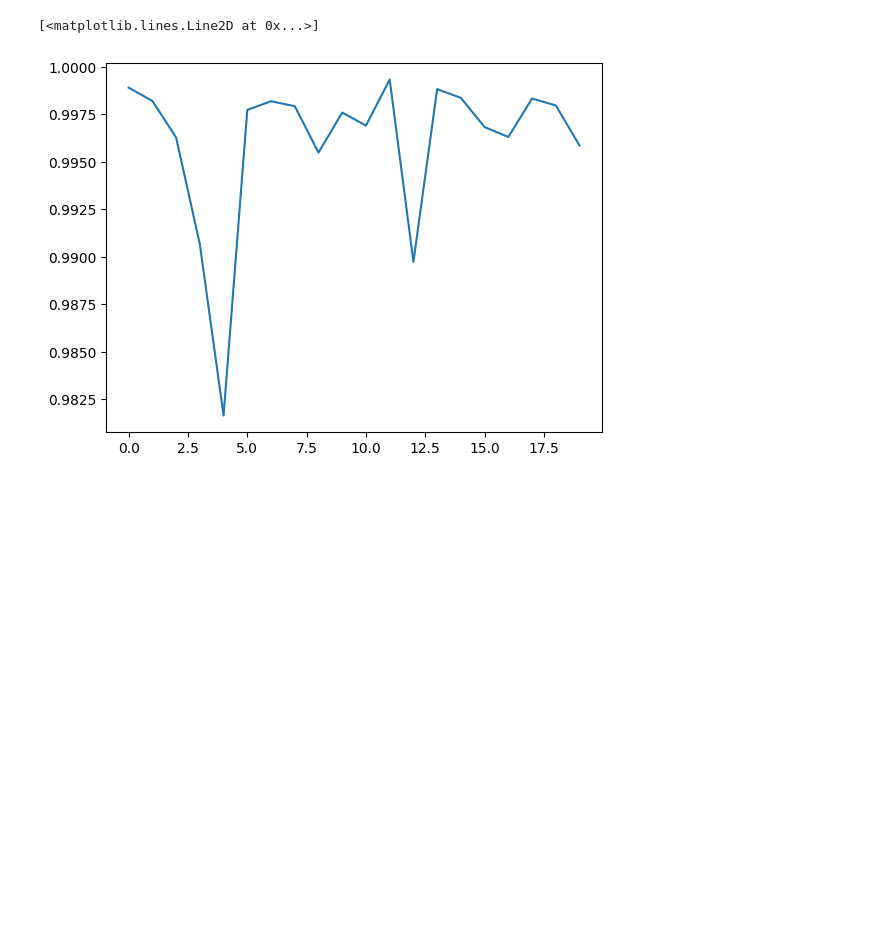
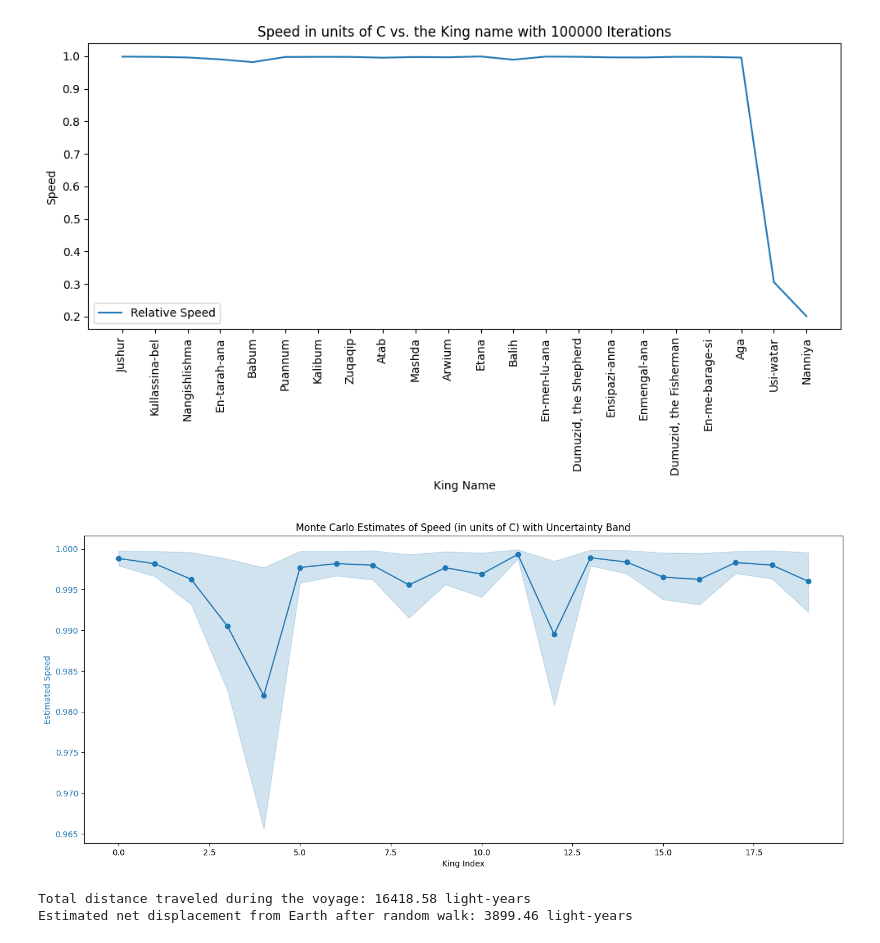
Before and after one commit to Crimson-Reason/Sumerian-Kings, a Jupyter notebook: Jupyter/sumerian-kings-monte-carlo-model.ipynb, the cells around one changed output. Drawn from its saved outputs; the diff is of its cells as text; code cells hidden in the pictures; blank space fills up the shorter version.

Commit message:
Major updates after reoriging the code bse and discarding unused and unneeded files.

```diff
--- a/Jupyter/sumerian-kings-monte-carlo-model.ipynb
+++ b/Jupyter/sumerian-kings-monte-carlo-model.ipynb
@@ -1,5 +1,6 @@
 # %%
-from matplotlib.pyplot import plot
+
+import matplotlib.pyplot as plot
 import pandas as pd
 import numpy as np
 from scipy.stats import truncnorm
@@ -64,24 +65,55 @@ y_upper = np.array([np.percentile(y, 95) if len(y) > 0 else np.nan for y in y_sa
 t = np.arange(len(reigns))
 
 
-df = pd.DataFrame(b_mean, columns=["RELATIVE SPEED"],index=king_names)
-df.loc['Usi-watar', 'RELATIVE SPEED'] = 0.306  # new value
-df.loc['Nanniya', 'RELATIVE SPEED'] = 0.201  # new value
-print(df)
-print (b_mean)
+df = pd.DataFrame(b_mean, columns=["Relative Speed"],index=king_names)
+df.index.name = "King Name"
+df.loc['Usi-watar', 'Relative Speed'] = 0.306  # new value
+df.loc['Nanniya', 'Relative Speed'] = 0.201  # new value
+print("df is: \n",df)
 
-df_time = pd.DataFrame(reigns, columns=["REIGN (years)"],index=king_names)
+
+df_time = pd.DataFrame(reigns, columns=["Reign (years)"],index=king_names)
 print(df_time)
 
-# distance in light-years (assuming c = 1 ly/year)
-df_mul = df.iloc[:, 0] * df_time.iloc[:, 0]  # multiply as Series
-df_mul = df_mul.to_frame('Distance')       # convert back to DataFrame
+# Basic line plot
+ax=df.plot(
+    kind="line",          # or "line"
+    figsize=(10, 6)
+)
 
-# totals
-total_light_years = df_mul.sum()
+plot.xlabel(df.index.name)   # e.g. "KING"
+plot.ylabel("Speed")
+plot.title("Speed in units of C vs. the King name with 100000 Iterations")
 
-print(total_light_years)
+ax.set_xticks(range(len(df.index)))
+ax.set_xticklabels(df.index, rotation=90)
+plot.tight_layout()
+plot.show()
 
-#print(b_mean)
-plot(t, b_mean)
+# Plot with uncertainty bands
+fig, ax1 = plot.subplots(figsize=(14,6))
+
+# b(t) with uncertainty
+color1 = 'tab:blue'
+ax1.set_xlabel('King Index')
+ax1.set_ylabel('Estimated Speed', color=color1)
+ax1.plot(t, b_mean, color=color1, marker='o', label='Mean Speed')
+ax1.fill_between(t, b_lower, b_upper, color=color1, alpha=0.2, label='5-95% Speed')
+ax1.tick_params(axis='y', labelcolor=color1)
+
+
+fig.tight_layout()
+plot.title('Monte Carlo Estimates of Speed (in units of C) with Uncertainty Band')
+plot.show()
+
+# Total distance traveled (sum of all reigns at their respective speeds)
+# Calculate distance for each king (in light-years)
+distances = b_mean * reigns  # since c=1, units are light-years
+
+total_distance = np.sum(distances)
+print(f"Total distance traveled during the voyage: {total_distance:.2f} light-years")
+# Estimate net displacement from Earth after random walk
+step_sizes = distances  # already velocities * reigns
+expected_distance = np.sqrt(np.sum(step_sizes ** 2))
+print(f"Estimated net displacement from Earth after random walk: {expected_distance:.2f} light-years")
 # %% [output]
@@ -105,2 +137,4 @@ dtype: float64
+[figure, new version]
+[figure, added]
-[<matplotlib.lines.Line2D at 0x...>]
+Total distance traveled during the voyage: 16418.58 light-years
+Estimated net displacement from Earth after random walk: 3899.46 light-years
-[figure, old version]
```
Also changed, not shown: parts of 1 cell of this notebook, 46 other files.
